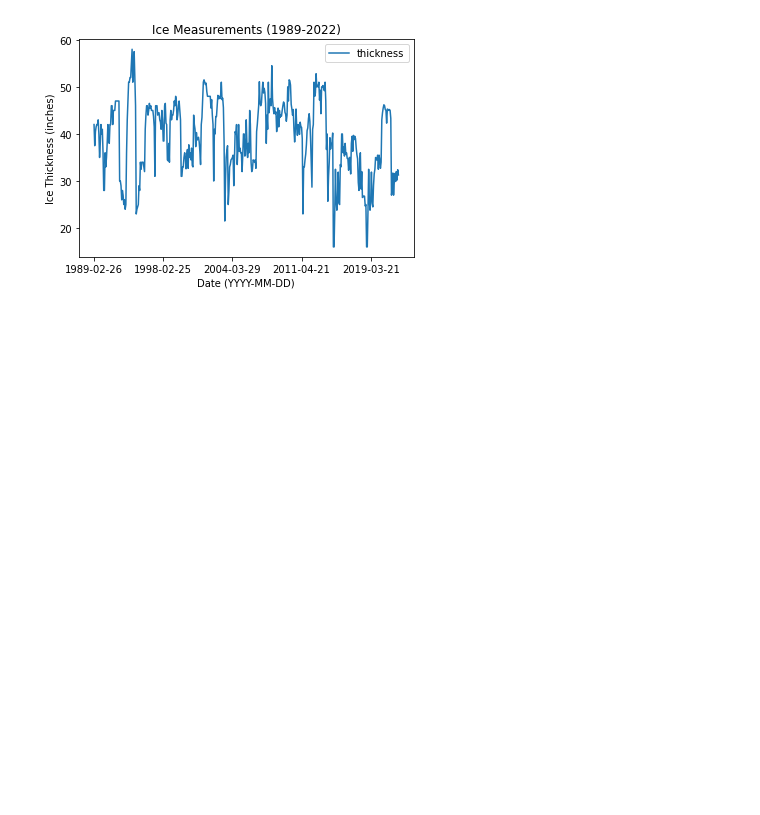
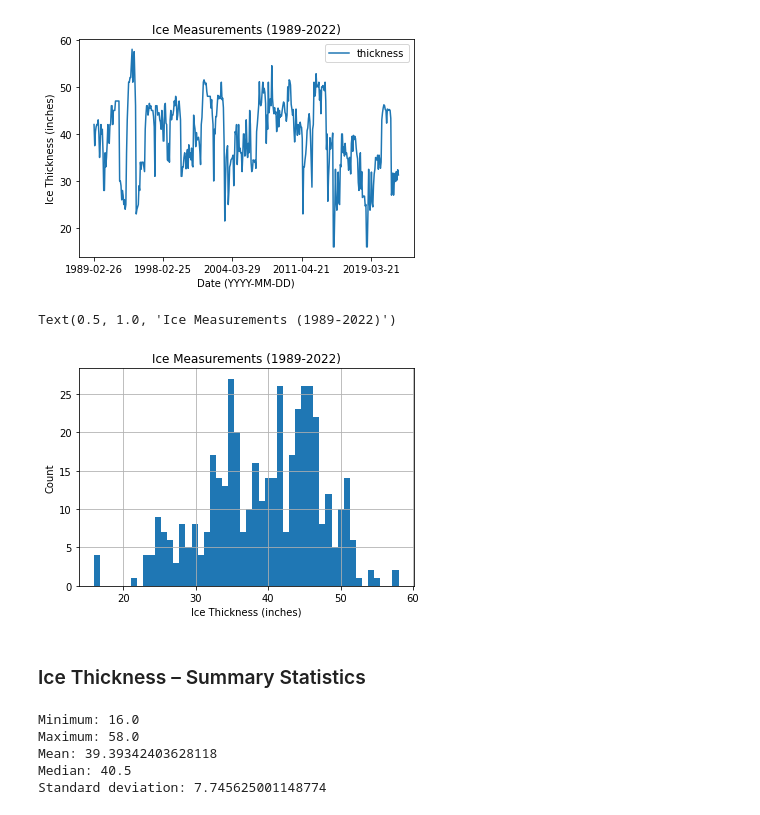
Before and after one commit to TechSolomon/tripod, a Jupyter notebook: notebooks/time.ipynb, the cells around one changed output. Cells and saved outputs as stored; diff of their text form; code cells hidden in the pictures; blank space fills up the shorter version.

```diff
--- a/notebooks/time.ipynb
+++ b/notebooks/time.ipynb
@@ -45,3 +43,36 @@ plt.title('Ice Measurements (1989-2022)')
 # %% [output]
 Text(0.5, 1.0, 'Ice Measurements (1989-2022)')
 [figure]
+# %%
+# Histogram of ice thickness
+df_new.hist(column='thickness', bins=50)
+
+# Label the axes
+plt.xlabel('Ice Thickness (inches)')
+plt.ylabel('Count')
+
+# Add a title
+plt.title('Ice Measurements (1989-2022)')
+# %% [output]
+Text(0.5, 1.0, 'Ice Measurements (1989-2022)')
+[figure, added]
+# %% [markdown]
+### Ice Thickness – Summary Statistics
+# %%
+low = df_new['thickness'].min()
+high = df_new['thickness'].max()
+avg = df_new['thickness'].mean()
+median = df_new['thickness'].median()
+std = df_new['thickness'].std()
+
+print("Minimum:", low)
+print("Maximum:", high)
+print("Mean:", avg)
+print("Median:", median)
+print("Standard deviation:", std)
+# %% [output]
+Minimum: 16.0
+Maximum: 58.0
+Mean: 39.39342403628118
+Median: 40.5
+Standard deviation: 7.745625001148774
```
Also changed, not shown: parts of 4 cells of this notebook, 6 other files.
